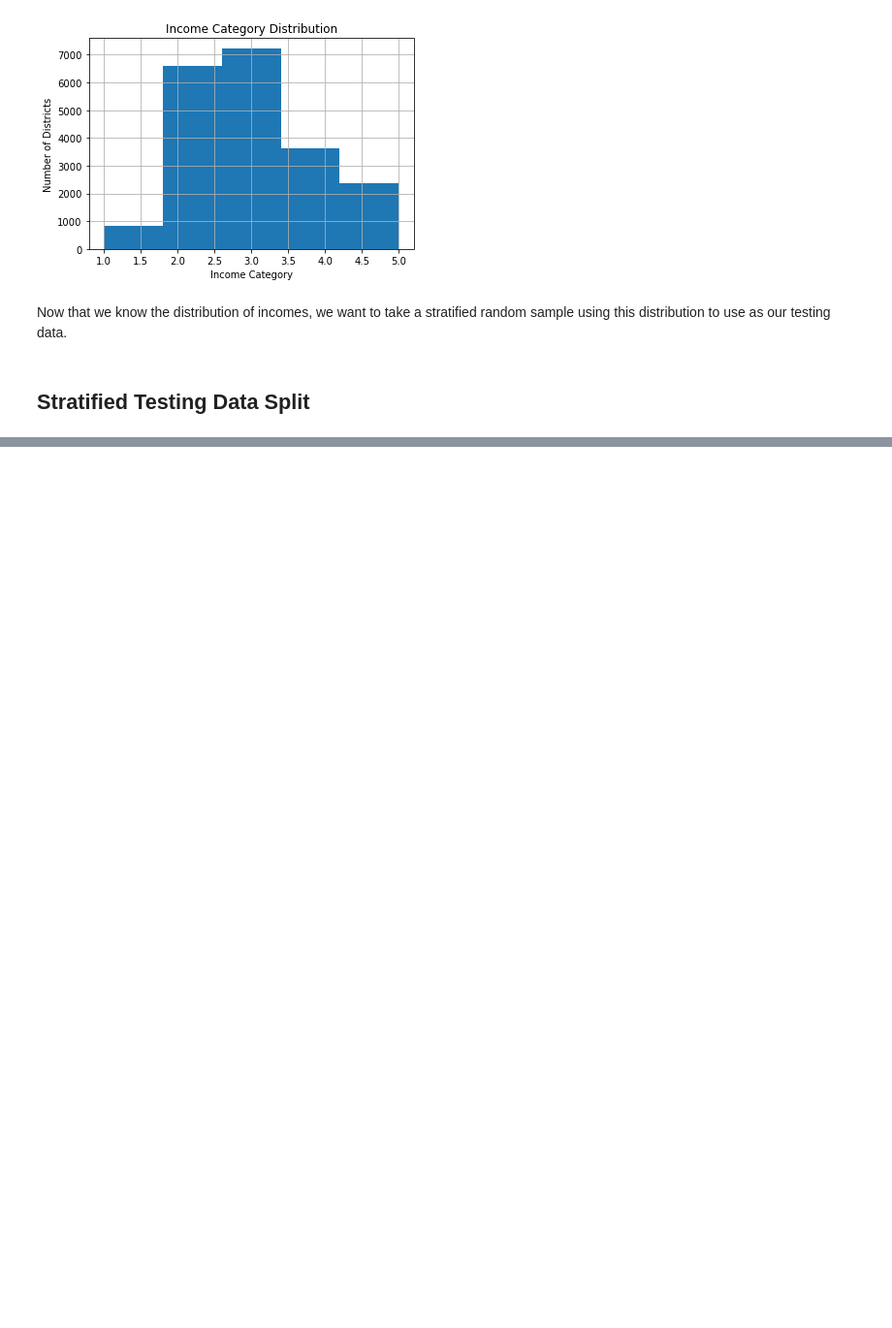
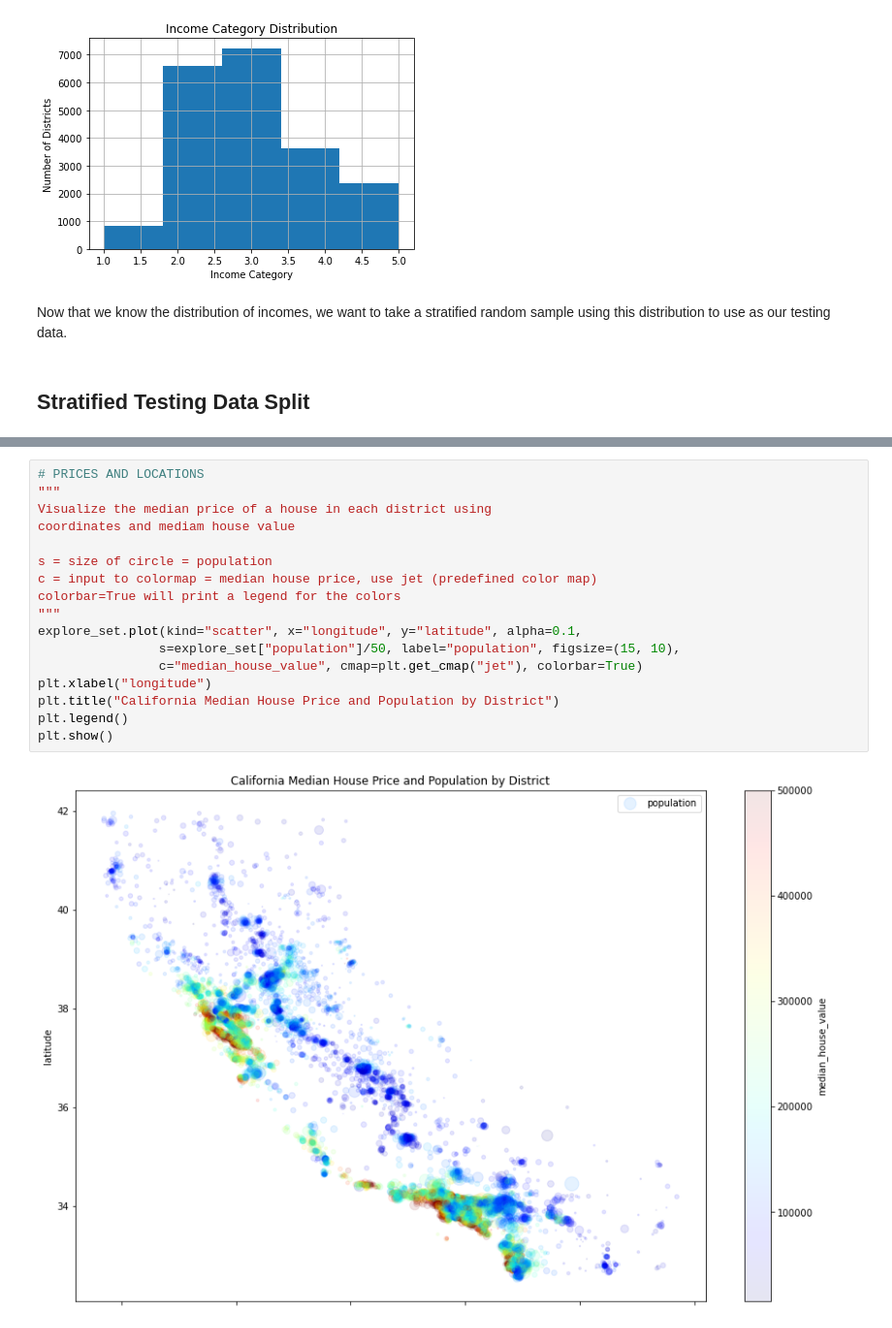
Before and after one commit to jgib124/ML_practice, a Jupyter notebook: Housing_ML.ipynb, the cells around one changed output, grey strips where cells are left out. Shown: that part at 97% size. Saved outputs shown, nothing was run; the diff lists cells and outputs as text; blank space fills up the shorter version.

```diff
--- a/Housing_ML.ipynb
+++ b/Housing_ML.ipynb
@@ -167,0 +195,19 @@ Name: income_category, dtype: float64
+# %%
+# PRICES AND LOCATIONS
+"""
+Visualize the median price of a house in each district using
+coordinates and mediam house value
+
+s = size of circle = population
+c = input to colormap = median house price, use jet (predefined color map)
+colorbar=True will print a legend for the colors
+"""
+explore_set.plot(kind="scatter", x="longitude", y="latitude", alpha=0.1,
+                s=explore_set["population"]/50, label="population", figsize=(15, 10),
+                c="median_house_value", cmap=plt.get_cmap("jet"), colorbar=True)
+plt.xlabel("longitude")
+plt.title("California Median House Price and Population by District")
+plt.legend()
+plt.show()
+# %% [output]
+[figure, added]
```
Also changed, not shown: parts of 8 cells of this notebook.
